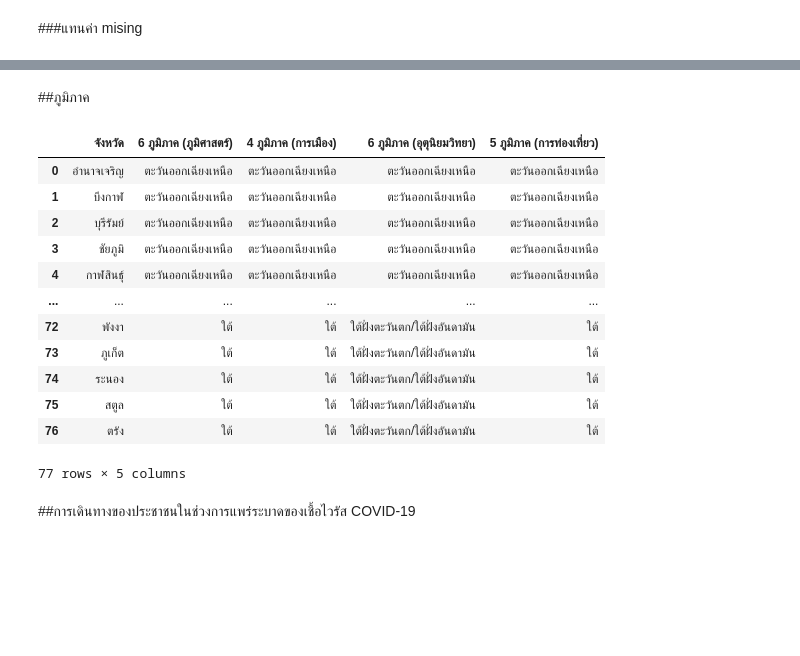
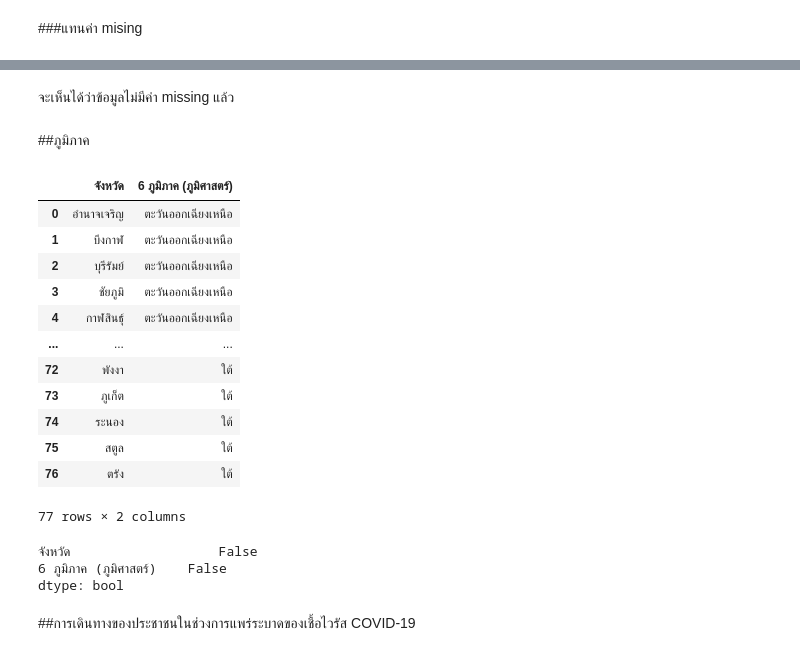
Before and after one commit to Nunticha24/data_viz_2022, a Jupyter notebook: Project_Dinosaur.ipynb, the cells around one changed output, grey strips where cells are left out. Cells and saved outputs as stored; diff of their text form; code cells hidden in the pictures; blank space fills up the shorter version.

```diff
--- a/Project_Dinosaur.ipynb
+++ b/Project_Dinosaur.ipynb
@@ -141,28 +192,33 @@ dtype: bool
+# %% [markdown]
+จะเห็นได้ว่าข้อมูลไม่มีค่า missing แล้ว
 # %% [markdown]
 ##ภูมิภาค
 # %%
 data_thai = {'จังหวัด': ['อำนาจเจริญ', 'บึงกาฬ', 'บุรีรัมย์', 'ชัยภูมิ', 'กาฬสินธุ์', 'ขอนแก่น', 'เลย', 'มหาสารคาม', 'มุกดาหาร', 'นครพนม', 'นครราชสีมา', 'หนองบัวลำภู', 'หนองคาย', 'ร้อยเอ็ด', 'สกลนคร', 'ศรีสะเกษ', 'สุรินทร์', 'อุบลราชธานี', 'อุดรธานี', 'ยโสธร','เชียงใหม่', 'เชียงราย', 'ลำปาง', 'ลำพูน', 'แม่ฮ่องสอน', 'น่าน', 'พะเยา', 'แพร่', 'อุตรดิตถ์','ตาก','สุโขทัย', 'พิษณุโลก', 'พิจิตร', 'กำแพงเพชร', 'เพชรบูรณ์','นครสวรรค์', 'อุทัยธานี','อ่างทอง', 'ชัยนาท', 'พระนครศรีอยุธยา', 'กรุงเทพมหานคร', 'ลพบุรี', 'นครปฐม', 'นนทบุรี', 'ปทุมธานี', 'สมุทรปราการ','สมุทรสาคร', 'สมุทรสงคราม','สระบุรี', 'สิงห์บุรี', 'สุพรรณบุรี','นครนายก','ฉะเชิงเทรา', 'จันทบุรี', 'ชลบุรี', 'ปราจีนบุรี', 'ระยอง', 'สระแก้ว', 'ตราด','กาญจนบุรี', 'ราชบุรี','เพชรบุรี', 'ประจวบคีรีขันธ์','ชุมพร', 'นครศรีธรรมราช', 'นราธิวาส', 'ปัตตานี', 'พัทลุง', 'สงขลา', 'สุราษฎร์ธานี', 'ยะลา','กระบี่', 'พังงา', 'ภูเก็ต', 'ระนอง', 'สตูล', 'ตรัง'],
-            '6 ภูมิภาค (ภูมิศาสตร์)': ['ตะวันออกเฉียงเหนือ','ตะวันออกเฉียงเหนือ','ตะวันออกเฉียงเหนือ','ตะวันออกเฉียงเหนือ','ตะวันออกเฉียงเหนือ','ตะวันออกเฉียงเหนือ','ตะวันออกเฉียงเหนือ','ตะวันออกเฉียงเหนือ','ตะวันออกเฉียงเหนือ','ตะวันออกเฉียงเหนือ','ตะวันออกเฉียงเหนือ','ตะวันออกเฉียงเหนือ','ตะวันออกเฉียงเหนือ','ตะวันออกเฉียงเหนือ','ตะวันออกเฉียงเหนือ','ตะวันออกเฉียงเหนือ','ตะวันออกเฉียงเหนือ','ตะวันออกเฉียงเหนือ','ตะวันออกเฉียงเหนือ','ตะวันออกเฉียงเหนือ','เหนือ','เหนือ','เหนือ','เหนือ','เหนือ','เหนือ','เหนือ','เหนือ','เหนือ','ตะวันตก','กลาง','กลาง','กลาง','กลาง','กลาง','กลาง','กลาง','กลาง','กลาง','กลาง','กลาง','กลาง','กลาง','กลาง','กลาง','กลาง','กลาง','กลาง','กลาง','กลาง','กลาง','กลาง','ตะวันออก','ตะวันออก','ตะวันออก','ตะวันออก','ตะวันออก','ตะวันออก','ตะวันออก','ตะวันตก','ตะวันตก','ตะวันตก','ตะวันตก','ใต้','ใต้','ใต้','ใต้','ใต้','ใต้','ใต้','ใต้','ใต้','ใต้','ใต้','ใต้','ใต้','ใต้'],
-            '4 ภูมิภาค (การเมือง)': ['ตะวันออกเฉียงเหนือ','ตะวันออกเฉียงเหนือ','ตะวันออกเฉียงเหนือ','ตะวันออกเฉียงเหนือ','ตะวันออกเฉียงเหนือ','ตะวันออกเฉียงเหนือ','ตะวันออกเฉียงเหนือ','ตะวันออกเฉียงเหนือ','ตะวันออกเฉียงเหนือ','ตะวันออกเฉียงเหนือ','ตะวันออกเฉียงเหนือ','ตะวันออกเฉียงเหนือ','ตะวันออกเฉียงเหนือ','ตะวันออกเฉียงเหนือ','ตะวันออกเฉียงเหนือ','ตะวันออกเฉียงเหนือ','ตะวันออกเฉียงเหนือ','ตะวันออกเฉียงเหนือ','ตะวันออกเฉียงเหนือ','ตะวันออกเฉียงเหนือ','เหนือ','เหนือ','เหนือ','เหนือ','เหนือ','เหนือ','เหนือ','เหนือ','เหนือ','เหนือ','เหนือ','เหนือ','เหนือ','เหนือ','เหนือ','เหนือ','เหนือ','กลาง','กลาง','กลาง','กลาง','กลาง','กลาง','กลาง','กลาง','กลาง','กลาง','กลาง','กลาง','กลาง','กลาง','กลาง','กลาง','กลาง','กลาง','กลาง','กลาง','กลาง','กลาง','กลาง','กลาง','กลาง','กลาง','ใต้','ใต้','ใต้','ใต้','ใต้','ใต้','ใต้','ใต้','ใต้','ใต้','ใต้','ใต้','ใต้','ใต้'],
-            '6 ภูมิภาค (อุตุนิยมวิทยา)': ['ตะวันออกเฉียงเหนือ','ตะวันออกเฉียงเหนือ','ตะวันออกเฉียงเหนือ','ตะวันออกเฉียงเหนือ','ตะวันออกเฉียงเหนือ','ตะวันออกเฉียงเหนือ','ตะวันออกเฉียงเหนือ','ตะวันออกเฉียงเหนือ','ตะวันออกเฉียงเหนือ','ตะวันออกเฉียงเหนือ','ตะวันออกเฉียงเหนือ','ตะวันออกเฉียงเหนือ','ตะวันออกเฉียงเหนือ','ตะวันออกเฉียงเหนือ','ตะวันออกเฉียงเหนือ','ตะวันออกเฉียงเหนือ','ตะวันออกเฉียงเหนือ','ตะวันออกเฉียงเหนือ','ตะวันออกเฉียงเหนือ','ตะวันออกเฉียงเหนือ','เหนือ','เหนือ','เหนือ','เหนือ','เหนือ','เหนือ','เหนือ','เหนือ','เหนือ','เหนือ','เหนือ','เหนือ','เหนือ','เหนือ','เหนือ','กลาง','กลาง','กลาง','กลาง','กลาง','กลาง','กลาง','กลาง','กลาง','กลาง','กลาง','กลาง','กลาง','กลาง','กลาง','กลาง','ตะวันออก','ตะวันออก','ตะวันออก','ตะวันออก','ตะวันออก','ตะวันออก','ตะวันออก','ตะวันออก','กลาง','กลาง','ใต้ฝั่งตะวันออก/ใต้ฝั่งอ่าวไทย','ใต้ฝั่งตะวันออก/ใต้ฝั่งอ่าวไทย','ใต้ฝั่งตะวันออก/ใต้ฝั่งอ่าวไทย','ใต้ฝั่งตะวันออก/ใต้ฝั่งอ่าวไทย','ใต้ฝั่งตะวันออก/ใต้ฝั่งอ่าวไทย','ใต้ฝั่งตะวันออก/ใต้ฝั่งอ่าวไทย','ใต้ฝั่งตะวันออก/ใต้ฝั่งอ่าวไทย','ใต้ฝั่งตะวันออก/ใต้ฝั่งอ่าวไทย','ใต้ฝั่งตะวันออก/ใต้ฝั่งอ่าวไทย','ใต้ฝั่งตะวันออก/ใต้ฝั่งอ่าวไทย','ใต้ฝั่งตะวันตก/ใต้ฝั่งอันดามัน','ใต้ฝั่งตะวันตก/ใต้ฝั่งอันดามัน','ใต้ฝั่งตะวันตก/ใต้ฝั่งอันดามัน','ใต้ฝั่งตะวันตก/ใต้ฝั่งอันดามัน','ใต้ฝั่งตะวันตก/ใต้ฝั่งอันดามัน','ใต้ฝั่งตะวันตก/ใต้ฝั่งอันดามัน'],
-            '5 ภูมิภาค (การท่องเที่ยว)': ['ตะวันออกเฉียงเหนือ','ตะวันออกเฉียงเหนือ','ตะวันออกเฉียงเหนือ','ตะวันออกเฉียงเหนือ','ตะวันออกเฉียงเหนือ','ตะวันออกเฉียงเหนือ','ตะวันออกเฉียงเหนือ','ตะวันออกเฉียงเหนือ','ตะวันออกเฉียงเหนือ','ตะวันออกเฉียงเหนือ','ตะวันออกเฉียงเหนือ','ตะวันออกเฉียงเหนือ','ตะวันออกเฉียงเหนือ','ตะวันออกเฉียงเหนือ','ตะวันออกเฉียงเหนือ','ตะวันออกเฉียงเหนือ','ตะวันออกเฉียงเหนือ','ตะวันออกเฉียงเหนือ','ตะวันออกเฉียงเหนือ','ตะวันออกเฉียงเหนือ','เหนือ','เหนือ','เหนือ','เหนือ','เหนือ','เหนือ','เหนือ','เหนือ','เหนือ','เหนือ','เหนือ','เหนือ','เหนือ','เหนือ','เหนือ','เหนือ','เหนือ','กลาง','กลาง','กลาง','กลาง','กลาง','กลาง','กลาง','กลาง','กลาง','กลาง','กลาง','กลาง','กลาง','กลาง','กลาง','ตะวันออก','ตะวันออก','ตะวันออก','ตะวันออก','ตะวันออก','ตะวันออก','ตะวันออก','กลาง','กลาง','กลาง','กลาง','ใต้','ใต้','ใต้','ใต้','ใต้','ใต้','ใต้','ใต้','ใต้','ใต้','ใต้','ใต้','ใต้','ใต้']
+            '6 ภูมิภาค (ภูมิศาสตร์)': ['ตะวันออกเฉียงเหนือ','ตะวันออกเฉียงเหนือ','ตะวันออกเฉียงเหนือ','ตะวันออกเฉียงเหนือ','ตะวันออกเฉียงเหนือ','ตะวันออกเฉียงเหนือ','ตะวันออกเฉียงเหนือ','ตะวันออกเฉียงเหนือ','ตะวันออกเฉียงเหนือ','ตะวันออกเฉียงเหนือ','ตะวันออกเฉียงเหนือ','ตะวันออกเฉียงเหนือ','ตะวันออกเฉียงเหนือ','ตะวันออกเฉียงเหนือ','ตะวันออกเฉียงเหนือ','ตะวันออกเฉียงเหนือ','ตะวันออกเฉียงเหนือ','ตะวันออกเฉียงเหนือ','ตะวันออกเฉียงเหนือ','ตะวันออกเฉียงเหนือ','เหนือ','เหนือ','เหนือ','เหนือ','เหนือ','เหนือ','เหนือ','เหนือ','เหนือ','ตะวันตก','กลาง','กลาง','กลาง','กลาง','กลาง','กลาง','กลาง','กลาง','กลาง','กลาง','กลาง','กลาง','กลาง','กลาง','กลาง','กลาง','กลาง','กลาง','กลาง','กลาง','กลาง','กลาง','ตะวันออก','ตะวันออก','ตะวันออก','ตะวันออก','ตะวันออก','ตะวันออก','ตะวันออก','ตะวันตก','ตะวันตก','ตะวันตก','ตะวันตก','ใต้','ใต้','ใต้','ใต้','ใต้','ใต้','ใต้','ใต้','ใต้','ใต้','ใต้','ใต้','ใต้','ใต้']
 }
-data_region = pd.DataFrame.from_dict(data_thai)
-data_region #แสดงตาราง data_region
+Region = pd.DataFrame.from_dict(data_thai)
+Region #แสดงตาราง Region
 # %% [output]
-|  | จังหวัด | 6 ภูมิภาค (ภูมิศาสตร์) | 4 ภูมิภาค (การเมือง) | 6 ภูมิภาค (อุตุนิยมวิทยา) | 5 ภูมิภาค (การท่องเที่ยว) |
-| 0 | อำนาจเจริญ | ตะวันออกเฉียงเหนือ | ตะวันออกเฉียงเหนือ | ตะวันออกเฉียงเหนือ | ตะวันออกเฉียงเหนือ |
-| 1 | บึงกาฬ | ตะวันออกเฉียงเหนือ | ตะวันออกเฉียงเหนือ | ตะวันออกเฉียงเหนือ | ตะวันออกเฉียงเหนือ |
-| 2 | บุรีรัมย์ | ตะวันออกเฉียงเหนือ | ตะวันออกเฉียงเหนือ | ตะวันออกเฉียงเหนือ | ตะวันออกเฉียงเหนือ |
-| 3 | ชัยภูมิ | ตะวันออกเฉียงเหนือ | ตะวันออกเฉียงเหนือ | ตะวันออกเฉียงเหนือ | ตะวันออกเฉียงเหนือ |
-| 4 | กาฬสินธุ์ | ตะวันออกเฉียงเหนือ | ตะวันออกเฉียงเหนือ | ตะวันออกเฉียงเหนือ | ตะวันออกเฉียงเหนือ |
-| ... | ... | ... | ... | ... | ... |
-| 72 | พังงา | ใต้ | ใต้ | ใต้ฝั่งตะวันตก/ใต้ฝั่งอันดามัน | ใต้ |
-| 73 | ภูเก็ต | ใต้ | ใต้ | ใต้ฝั่งตะวันตก/ใต้ฝั่งอันดามัน | ใต้ |
-| 74 | ระนอง | ใต้ | ใต้ | ใต้ฝั่งตะวันตก/ใต้ฝั่งอันดามัน | ใต้ |
-| 75 | สตูล | ใต้ | ใต้ | ใต้ฝั่งตะวันตก/ใต้ฝั่งอันดามัน | ใต้ |
-| 76 | ตรัง | ใต้ | ใต้ | ใต้ฝั่งตะวันตก/ใต้ฝั่งอันดามัน | ใต้ |
+|  | จังหวัด | 6 ภูมิภาค (ภูมิศาสตร์) |
+| 0 | อำนาจเจริญ | ตะวันออกเฉียงเหนือ |
+| 1 | บึงกาฬ | ตะวันออกเฉียงเหนือ |
+| 2 | บุรีรัมย์ | ตะวันออกเฉียงเหนือ |
+| 3 | ชัยภูมิ | ตะวันออกเฉียงเหนือ |
+| 4 | กาฬสินธุ์ | ตะวันออกเฉียงเหนือ |
+| ... | ... | ... |
+| 72 | พังงา | ใต้ |
+| 73 | ภูเก็ต | ใต้ |
+| 74 | ระนอง | ใต้ |
+| 75 | สตูล | ใต้ |
+| 76 | ตรัง | ใต้ |
-77 rows × 5 columns
+77 rows × 2 columns
+# %%
+Region.isnull().any()
+# %% [output]
+จังหวัด                   False
+6 ภูมิภาค (ภูมิศาสตร์)    False
+dtype: bool
 # %% [markdown]
 ##การเดินทางของประชาชนในช่วงการแพร่ระบาดของเชื้อไวรัส COVID-19
 # %%
```
Also changed, not shown: parts of 18 cells of this notebook.
